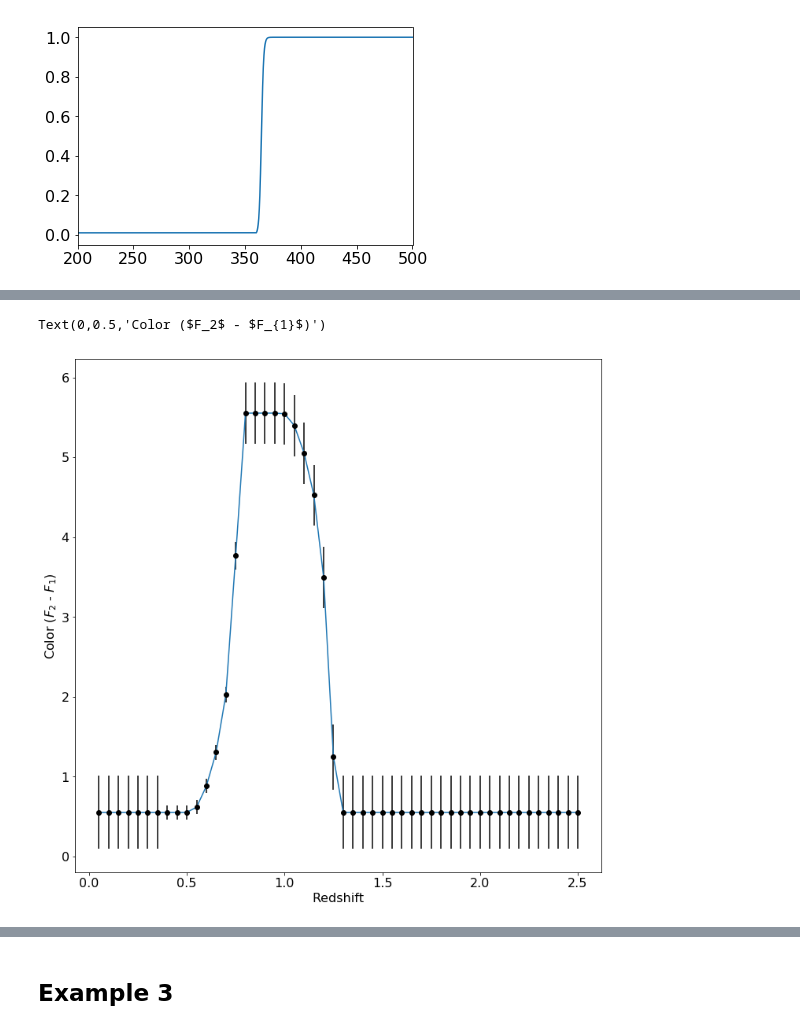
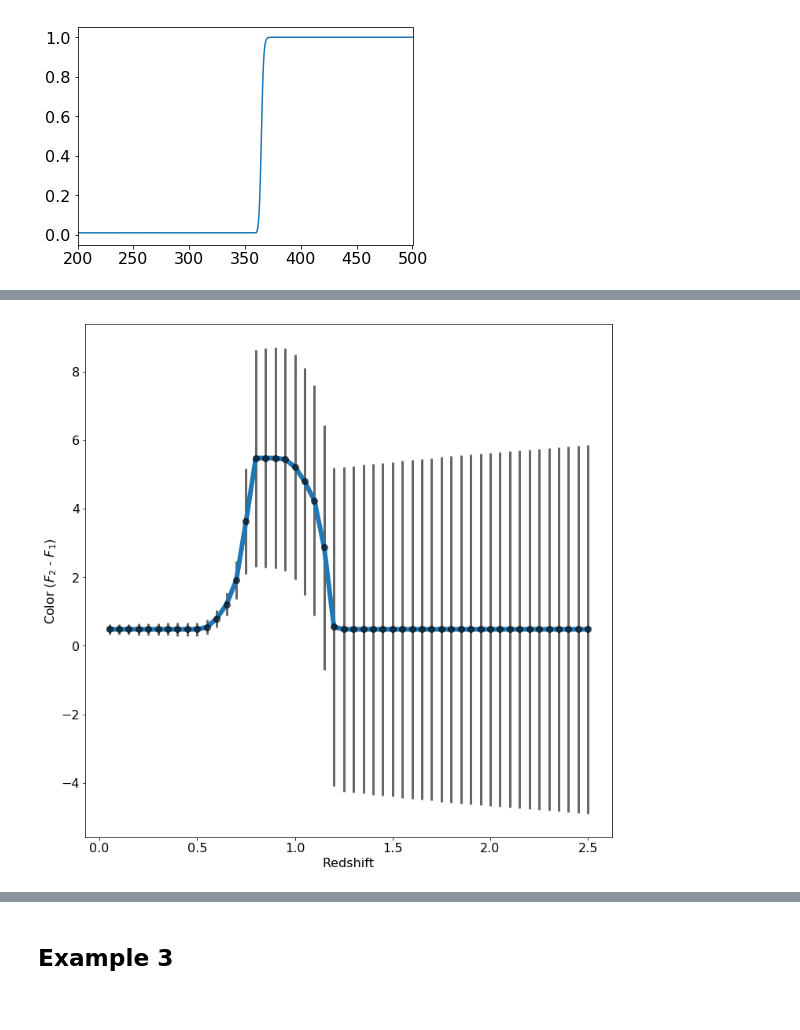
Before and after one commit to dirac-institute/siggi, a Jupyter notebook: examples/paper_plots.ipynb, the cells around one changed output, grey strips where cells are left out. Drawn from its saved outputs; the diff is of its cells as text; code cells hidden in the pictures.

Commit message:
Rearranged calc_h, sky_mag at expected LSST r level, color errors now back to correct.

```diff
--- a/examples/paper_plots.ipynb
+++ b/examples/paper_plots.ipynb
@@ -186,12 +186,11 @@ num_filters = 2
 set_ratio = 0.5
 res_2 = sig_example.optimize_filters(num_filters=num_filters,
                                      filt_min=300., filt_max=1100.,
-                                     sed_mags=22.0,
                                      set_ratio=set_ratio,
                                      system_wavelen_max=1200.,
                                      n_opt_points=15,
                                      optimizer_verbosity=5,
-                                     procs=8, acq_func_kwargs_dict={'kappa':1.8},
+                                     procs=4, acq_func_kwargs_dict={'kappa':1.8},
                                      frozen_filt_dict = None,
                                      starting_points = [[mid-50., mid+50., mid_2-50., mid_2+50.] for mid, mid_2 in point_list],
                                      rand_state=test_rand_state)
@@ -209,5 +209,5 @@ Wall time: 10min 8s
 # %%
-min_idx = np.argmin(res_2.yi)
+min_idx = np.argmin(res_2.yi[:-3])
 best_pt = res_2.Xi[min_idx]
-print(best_pt)
+print(best_pt, res_2.yi[min_idx])
 # %% [output]
@@ -239,3 +239,6 @@ plt.ylabel('Filter 2 Center Wavelength (nm)', size=20)
+# %%
+frozen_dict = BandpassDict.loadTotalBandpassesFromFiles(
+                            bandpassDir='../siggi/data/lsst_baseline_throughputs')
 # %%
 from copy import deepcopy
 shift_seds = []
@@ -249,27 +252,30 @@ sig_spec.flambda[np.where(sig_spec.flambda < 0.01)] = 0.01
 
 sig_plot = plotting([sig_spec], best_pt,
                     frozen_filt_dict=None, set_ratio=0.5,
-                    sed_mags=22.0)
+                    sed_mags=22.0, sky_mag=21.2)
 
 for sed_obj in [sig_spec]:
     for z_val in np.linspace(0.05, 2.5, 50):
         sed_copy = deepcopy(sed_obj)
-        sed_copy.redshiftSED(z_val)
+        f_norm = sed_copy.calcFluxNorm(22.,
+                                       frozen_dict['r'])
+        sed_copy.multiplyFluxNorm(f_norm)
+        sed_copy.redshiftSED(z_val, dimming=True)
         shift_seds.append(sed_copy)
 
 calc_ig = calcIG(sig_plot.filter_dict, shift_seds,
                          np.ones(len(shift_seds)),
-                         sky_mag=19.0, sed_mags=22.0)
+                         sky_mag=21.2, sed_mags=22.0)
 col_x, err_x = calc_ig.calc_colors()
 # %%
 fig = plt.figure(figsize=(12,12))
-plt.plot(np.linspace(0.05, 2.5, 50), col_x)
-plt.errorbar(np.linspace(0.05, 2.5, 50), col_x, yerr=err_x**.5, ls='', marker='o', color='k')
+plt.plot(np.linspace(0.05, 2.5, 50), col_x, lw=6)
+plt.errorbar(np.linspace(0.05, 2.5, 50), col_x, yerr=err_x, ls='', marker='o', color='k', lw=3, alpha=0.6, ms=8)
 plt.xlabel('Redshift')
 plt.ylabel(r'Color ($F_2$ - $F_{1}$)')
+#plt.savefig('example_2_errors.pdf')
 # %% [output]
-Text(0,0.5,'Color ($F_2$ - $F_{1}$)')
-[figure, old version]
+[figure, new version]
 # %%
 fig = plt.figure(figsize=(20,16))
 fig = sig_plot.plot_color_color(['filter_0', 'filter_1', 'filter_0', 'filter_1'],
```
Also changed, not shown: parts of 22 cells of this notebook, 9 other files.
